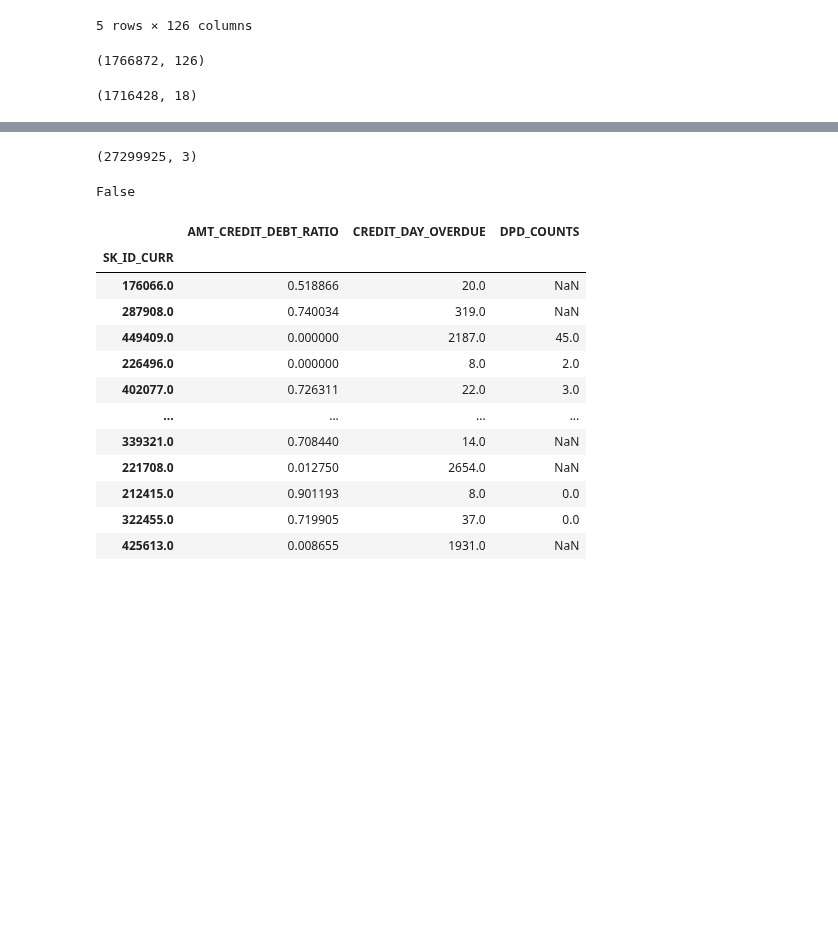
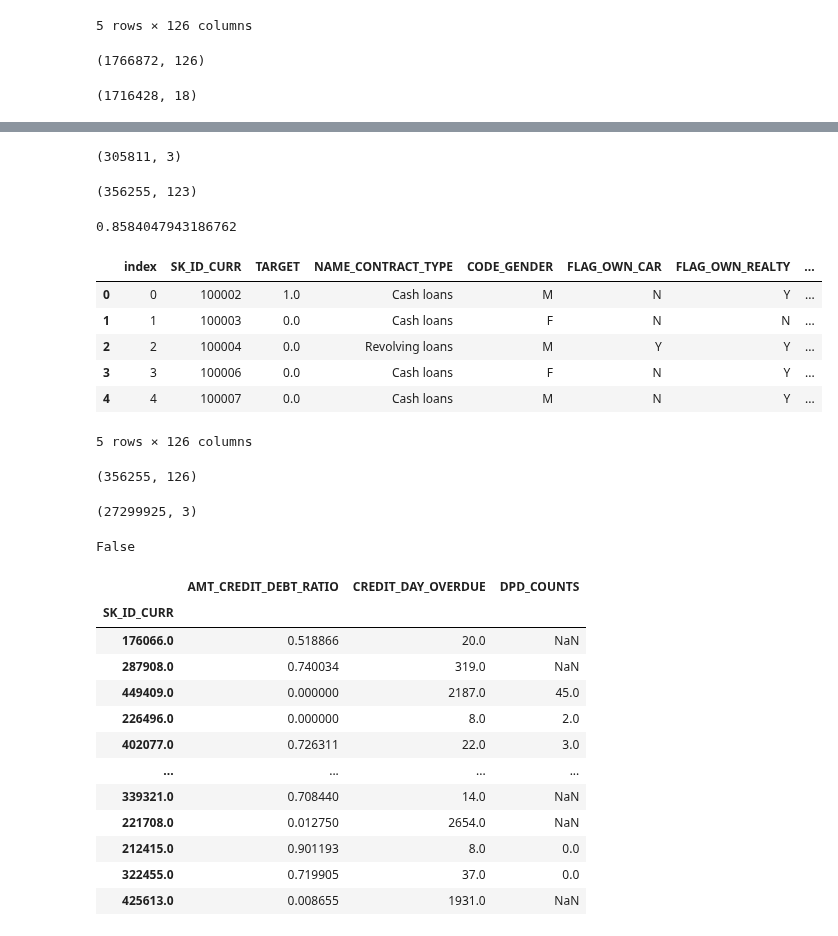
Before and after one commit to DSEI21000-S21/project-home-credit, a Jupyter notebook: experiments/eyob/playground2_baseline.ipynb, the cells around one changed output, grey strips where cells are left out. Drawn from its saved outputs; the diff is of its cells as text; code cells hidden in the pictures; blank space fills up the shorter version.

```diff
--- a/experiments/eyob/playground2_baseline.ipynb
+++ b/experiments/eyob/playground2_baseline.ipynb
@@ -253,0 +304,4 @@ dpd_counts_df = bureau_balance.groupby(['SK_ID_BUREAU']).apply(sum_of_dpd)
+# %%
+new_bb = bb.groupby('SK_ID_CURR').agg({'AMT_CREDIT_DEBT_RATIO':
+                                       'mean', 'CREDIT_DAY_OVERDUE': 'mean',
+                                      'DPD_COUNTS': 'mean'})
@@ -254,3 +318,31 @@ dpd_counts_df = bureau_balance.groupby(['SK_ID_BUREAU']).apply(sum_of_dpd)
+# %%
+new_bb.shape
+# %% [output]
+(305811, 3)
+# %%
+train_test.shape
+# %% [output]
+(356255, 123)
+# %%
+305811/356255
+# %% [output]
+0.8584047943186762
+# %%
+df = train_test.join(new_bb, how='left', on='SK_ID_CURR', lsuffix='_left', rsuffix='_right')
+# %%
+df.head()
+# %% [output]
+|  | index | SK_ID_CURR | TARGET | NAME_CONTRACT_TYPE | CODE_GENDER | FLAG_OWN_CAR | FLAG_OWN_REALTY | ... |
+| 0 | 0 | 100002 | 1.0 | Cash loans | M | N | Y | ... |
+| 1 | 1 | 100003 | 0.0 | Cash loans | F | N | N | ... |
+| 2 | 2 | 100004 | 0.0 | Revolving loans | M | Y | Y | ... |
+| 3 | 3 | 100006 | 0.0 | Cash loans | F | N | Y | ... |
+| 4 | 4 | 100007 | 0.0 | Cash loans | M | N | Y | ... |
+5 rows × 126 columns
+# %%
+df.shape
+# %% [output]
+(356255, 126)
 # %%
 bureau_balance.shape
 # %% [output]
```
Also changed, not shown: parts of 8 cells of this notebook.
